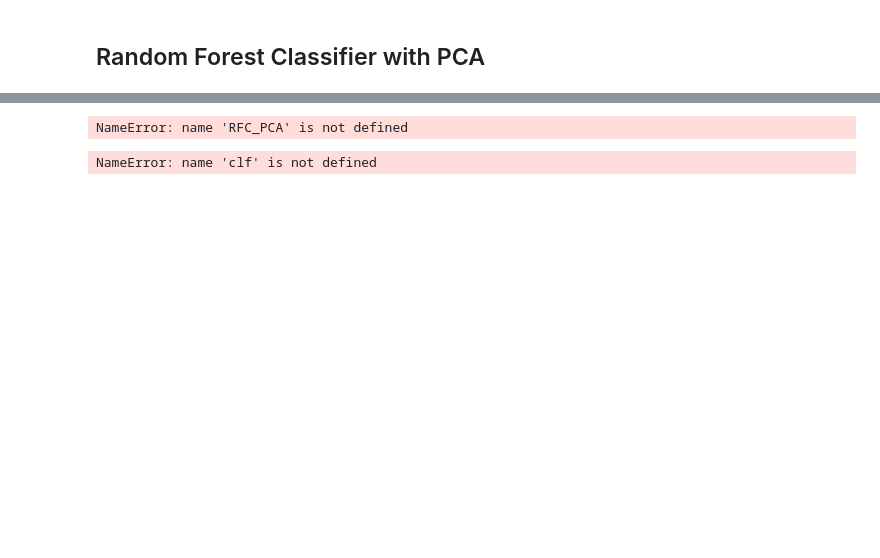
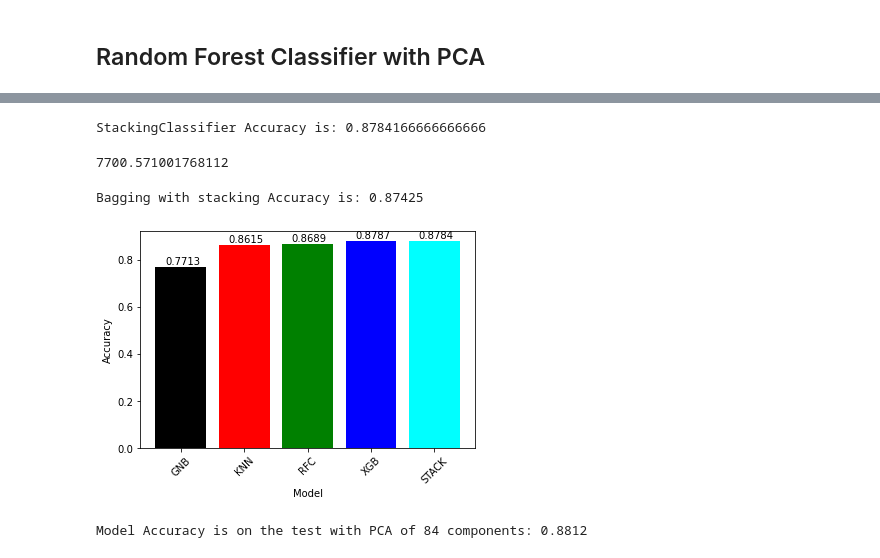
Before and after one commit to GalKoaz/Data-visualization, a Jupyter notebook: Fashion-Mnist.ipynb, the cells around one changed output, grey strips where cells are left out. Drawn from its saved outputs; the diff is of its cells as text; code cells hidden in the pictures; blank space fills up the shorter version.

```diff
--- a/Fashion-Mnist.ipynb
+++ b/Fashion-Mnist.ipynb
@@ -146,4 +141,4 @@ X_test = X_test / 255.
 ## Split the data to train and test
 # %%
 #split the data to train and test
-X_train, X_test, y_train, y_test = train_test_split(X_train, y_train, test_size = 0.2, random_state = 42)
+X_train, X_test, y_train, y_test = train_test_split(X, y, test_size = 0.2, random_state = 42)
@@ -356,0 +363,14 @@ print('XGBClassifier Accuracy is: {}'.format(XGB_bestest.score(X_test_PCA,y_test
+# %%
+#XGBClassifier model.
+XGB_bestest = XGBClassifier(base_score=0.5, booster='gbtree', colsample_bylevel=1,
+              colsample_bynode=1, colsample_bytree=0.3, gamma=0, gpu_id=-1,
+              importance_type='gain', interaction_constraints='',
+              learning_rate=0.1, max_delta_step=0, max_depth=8,
+              min_child_weight=1, monotone_constraints='()',
+              n_estimators=150, n_jobs=-1, num_class=3, num_parallel_tree=1,
+              objective='multi:softprob', random_state=0, reg_alpha=0,
+              reg_lambda=1, scale_pos_weight=None, subsample=1,
+              tree_method='exact', validate_parameters=1, verbosity=None)
+XGB_bestest.fit(X_Train_PCA, y_train)
+y_predict = XGB_bestest.predict(X_test_PCA)
+print('XGBClassifier Accuracy is: {}'.format(XGB_bestest.score(X_test_PCA,y_test)))
@@ -487,0 +406,9 @@ print('Bagging with stacking Accuracy is: {}'.format(bagging.score(X_test_PCA,y_
+# %%
+#random forest classifier model.
+start = time.time()
+RFC_bestest = RandomForestClassifier(max_depth=30, max_features='log2', n_estimators=400,
+                       n_jobs=-1, random_state=0)
+RFC_bestest.fit(X_Train_PCA, y_train)
+y_predict = RFC_bestest.predict(X_test_PCA)
+print('RandomForestClassifier Accuracy is: {}'.format(RFC_bestest.score(X_test_PCA,y_test)))
+time.time()-start
@@ -487,0 +490,14 @@ print('Bagging with stacking Accuracy is: {}'.format(bagging.score(X_test_PCA,y_
+# %%
+start = time.time()
+estimators = [('RFC',RandomForestClassifier(max_depth=30, max_features='log2', n_estimators=400,n_jobs=-1, random_state=0)),
+              ('XGB', XGBClassifier(base_score=0.5, booster='gbtree', colsample_bylevel=1,
+              colsample_bynode=1, colsample_bytree=0.3, gamma=0, gpu_id=-1,
+              importance_type='gain', interaction_constraints='',
+              learning_rate=0.1, max_delta_step=0, max_depth=8,
+              min_child_weight=1, monotone_constraints='()',
+              n_estimators=150, n_jobs=-1, num_class=3, num_parallel_tree=1,
+              objective='multi:softprob', random_state=0, reg_alpha=0,
+              reg_lambda=1, scale_pos_weight=None, subsample=1,
+              tree_method='exact', validate_parameters=1, verbosity=None,eval_metric='mlogloss'))]
+clf = StackingClassifier(estimators=estimators, final_estimator=LogisticRegression())
+time.time() - start
@@ -488,12 +525,29 @@ print('Bagging with stacking Accuracy is: {}'.format(bagging.score(X_test_PCA,y_
+# %%
+print('StackingClassifier Accuracy is: {}'.format(clf.score(X_test_PCA,y_test)))
+# %% [output]
+StackingClassifier Accuracy is: 0.8784166666666666
+# %%
+from sklearn.ensemble import BaggingClassifier
+start = time.time()
+bagging = BaggingClassifier(base_estimator=clf, n_jobs=-1)
+bagging.fit(X_Train_PCA, y_train)
+time.time()-start
+# %% [output]
+7700.571001768112
+# %%
+y_pred = bagging.predict(X_test_PCA)
+print('Bagging with stacking Accuracy is: {}'.format(bagging.score(X_test_PCA,y_test)))
+# %% [output]
+Bagging with stacking Accuracy is: 0.87425
 # %%
-plt.bar(['RFC-PCA','XGB-PCA'],[RFC_PCA.score(X_test_PCA,y_test),XGB_PCA.score(X_test_PCA,y_test)], color=['black', 'red', 'green', 'blue', 'cyan'])
+plt.bar(['GNB','KNN','RFC','XGB','STACK'],[GNB_bestest.score(X_test_PCA,y_test),knn.score(X_test_PCA,y_test),RFC_bestest.score(X_test_PCA,y_test),XGB_bestest.score(X_test_PCA,y_test),clf.score(X_test_PCA,y_test)], color=['black', 'red', 'green', 'blue', 'cyan'])
 plt.xlabel('Model')
 plt.xticks(rotation=45)
 plt.ylabel("Accuracy")
-for i, v in enumerate([floor(RFC_PCA.score(X_test_PCA,y_test)),floor(XGB_PCA.score(X_test_PCA,y_test))]):
+for i, v in enumerate([floor(GNB_bestest.score(X_test_PCA,y_test)),floor(knn.score(X_test_PCA,y_test)),floor(RFC_bestest.score(X_test_PCA,y_test)),floor(XGB_bestest.score(X_test_PCA,y_test)),floor(clf.score(X_test_PCA,y_test))]):
     plt.text(xlocs[i] - 0.25, v + 0.01, str(v))
 xlocs, xlabs = plt.xticks()
 plt.show()
 # %% [output]
-NameError: name 'RFC_PCA' is not defined
+[figure, added]
 # %%
@@ -504,6 +559,6 @@ X_testd = X_testd/255
 X_testr = PCA.transform(X_testd)
 # %%
 Model = clf.predict(X_testr)
-print('Model Accuracy is on the test with pca of 84 components: {}'.format(clf.score(X_testr,y_testd)))
+print('Model Accuracy is on the test with PCA of 84 components: {}'.format(clf.score(X_testr,y_testd)))
 # %% [output]
-NameError: name 'clf' is not defined
+Model Accuracy is on the test with PCA of 84 components: 0.8812
```
Also changed, not shown: parts of 51 cells of this notebook.
